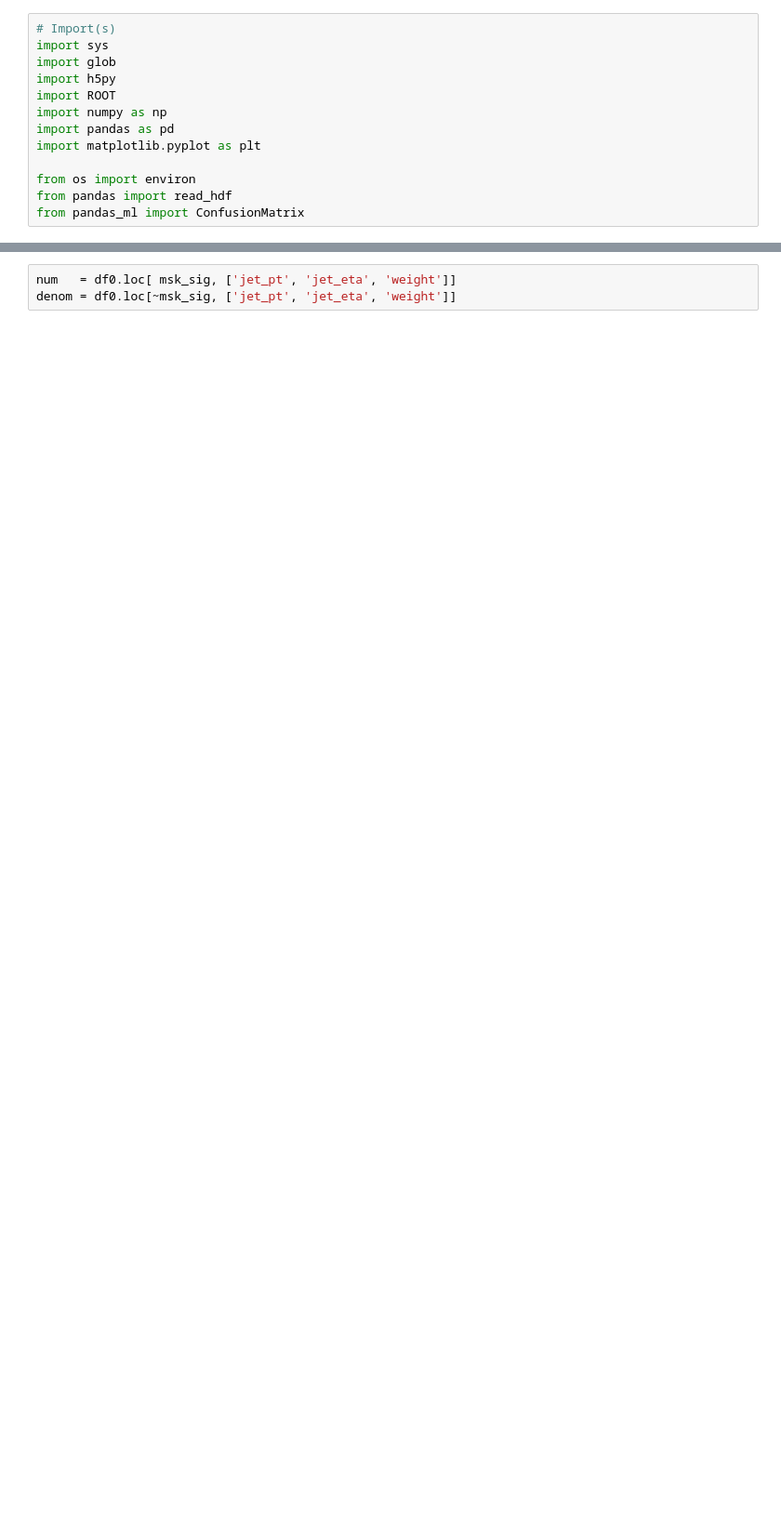
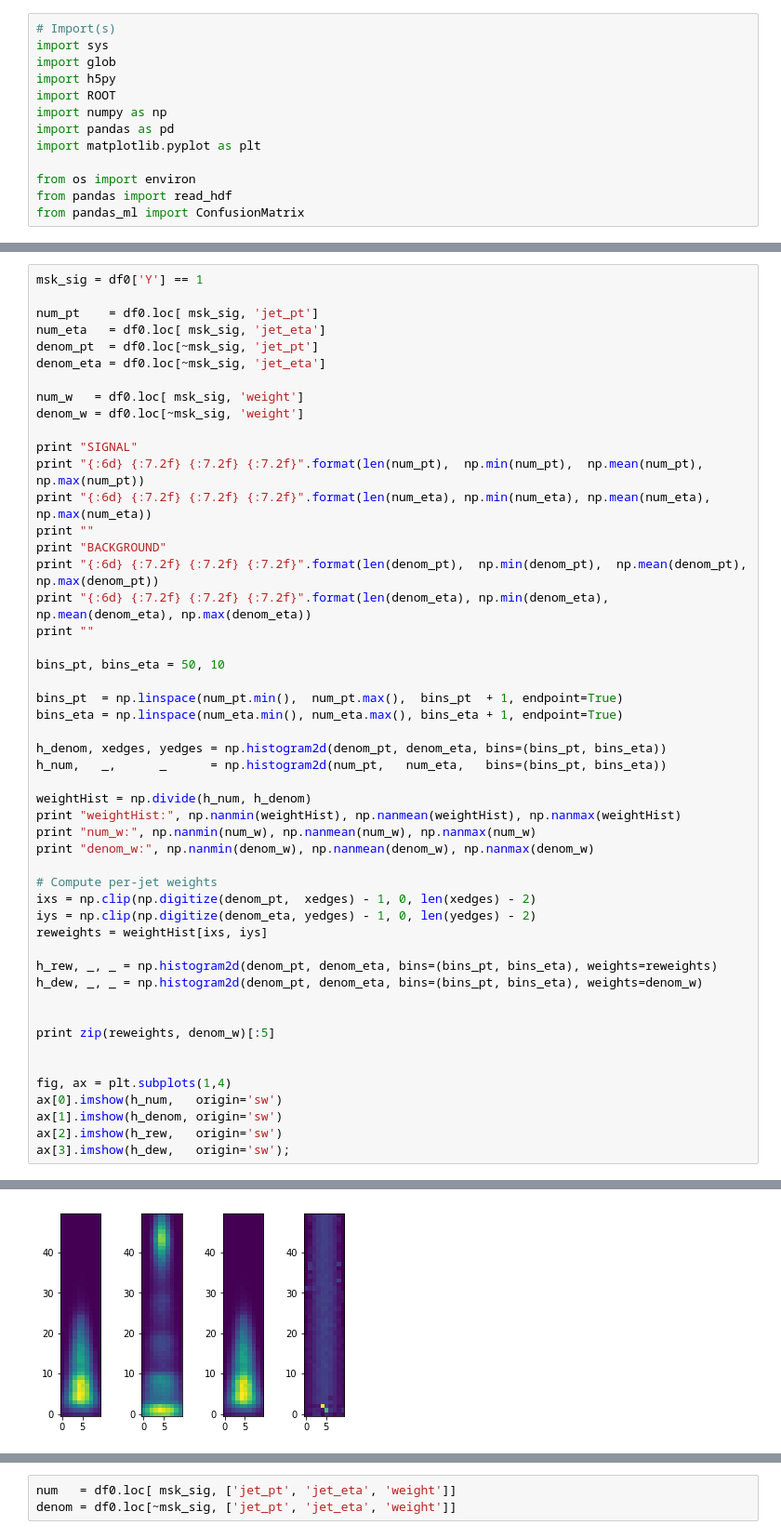
Before and after one commit to asogaard/xbbtagger, a Jupyter notebook: Notebooks/double-b.ipynb, the cells around one changed output, grey strips where cells are left out. Shown at 93% size. Drawn from its saved outputs; the diff is of its cells as text; blank space fills up the shorter version.

```diff
--- a/Notebooks/double-b.ipynb
+++ b/Notebooks/double-b.ipynb
@@ -66,0 +93,51 @@ df0['double_b_mv2c'] = df0[['mv2c_Lead', 'mv2c_SubLead']].min(axis=1)
+# %%
+msk_sig = df0['Y'] == 1
+
+num_pt    = df0.loc[ msk_sig, 'jet_pt']
+num_eta   = df0.loc[ msk_sig, 'jet_eta']
+denom_pt  = df0.loc[~msk_sig, 'jet_pt']
+denom_eta = df0.loc[~msk_sig, 'jet_eta']
+
+num_w   = df0.loc[ msk_sig, 'weight']
+denom_w = df0.loc[~msk_sig, 'weight']
+
+print "SIGNAL"
+print "{:6d} {:7.2f} {:7.2f} {:7.2f}".format(len(num_pt),  np.min(num_pt),  np.mean(num_pt),  np.max(num_pt))
+print "{:6d} {:7.2f} {:7.2f} {:7.2f}".format(len(num_eta), np.min(num_eta), np.mean(num_eta), np.max(num_eta))
+print ""
+print "BACKGROUND"
+print "{:6d} {:7.2f} {:7.2f} {:7.2f}".format(len(denom_pt),  np.min(denom_pt),  np.mean(denom_pt),  np.max(denom_pt))
+print "{:6d} {:7.2f} {:7.2f} {:7.2f}".format(len(denom_eta), np.min(denom_eta), np.mean(denom_eta), np.max(denom_eta))
+print ""
+
+bins_pt, bins_eta = 50, 10
+
+bins_pt  = np.linspace(num_pt.min(),  num_pt.max(),  bins_pt  + 1, endpoint=True)
+bins_eta = np.linspace(num_eta.min(), num_eta.max(), bins_eta + 1, endpoint=True)
+
+h_denom, xedges, yedges = np.histogram2d(denom_pt, denom_eta, bins=(bins_pt, bins_eta))
+h_num,   _,      _      = np.histogram2d(num_pt,   num_eta,   bins=(bins_pt, bins_eta))
+
+weightHist = np.divide(h_num, h_denom)
+print "weightHist:", np.nanmin(weightHist), np.nanmean(weightHist), np.nanmax(weightHist)
+print "num_w:", np.nanmin(num_w), np.nanmean(num_w), np.nanmax(num_w)
+print "denom_w:", np.nanmin(denom_w), np.nanmean(denom_w), np.nanmax(denom_w)
+
+# Compute per-jet weights
+ixs = np.clip(np.digitize(denom_pt,  xedges) - 1, 0, len(xedges) - 2)
+iys = np.clip(np.digitize(denom_eta, yedges) - 1, 0, len(yedges) - 2)
+reweights = weightHist[ixs, iys]
+
+h_rew, _, _ = np.histogram2d(denom_pt, denom_eta, bins=(bins_pt, bins_eta), weights=reweights)
+h_dew, _, _ = np.histogram2d(denom_pt, denom_eta, bins=(bins_pt, bins_eta), weights=denom_w)
+
+
+print zip(reweights, denom_w)[:5]
+
+
+fig, ax = plt.subplots(1,4)
+ax[0].imshow(h_num,   origin='sw')
+ax[1].imshow(h_denom, origin='sw')
+ax[2].imshow(h_rew,   origin='sw')
+ax[3].imshow(h_dew,   origin='sw');
+# %% [output]
@@ -67,3 +156,4 @@ df0['double_b_mv2c'] = df0[['mv2c_Lead', 'mv2c_SubLead']].min(axis=1)
+[figure, added]
 # %%
 def confusion (df):
 
```
Also changed, not shown: parts of 11 cells of this notebook.
